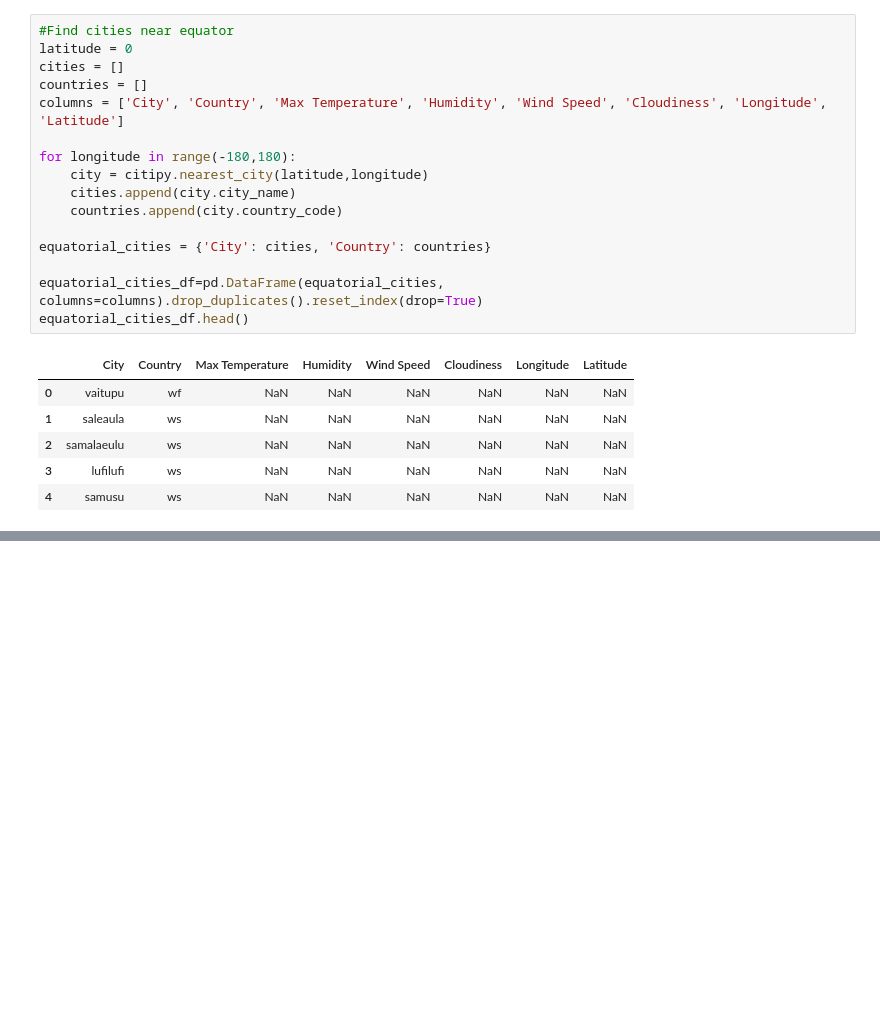
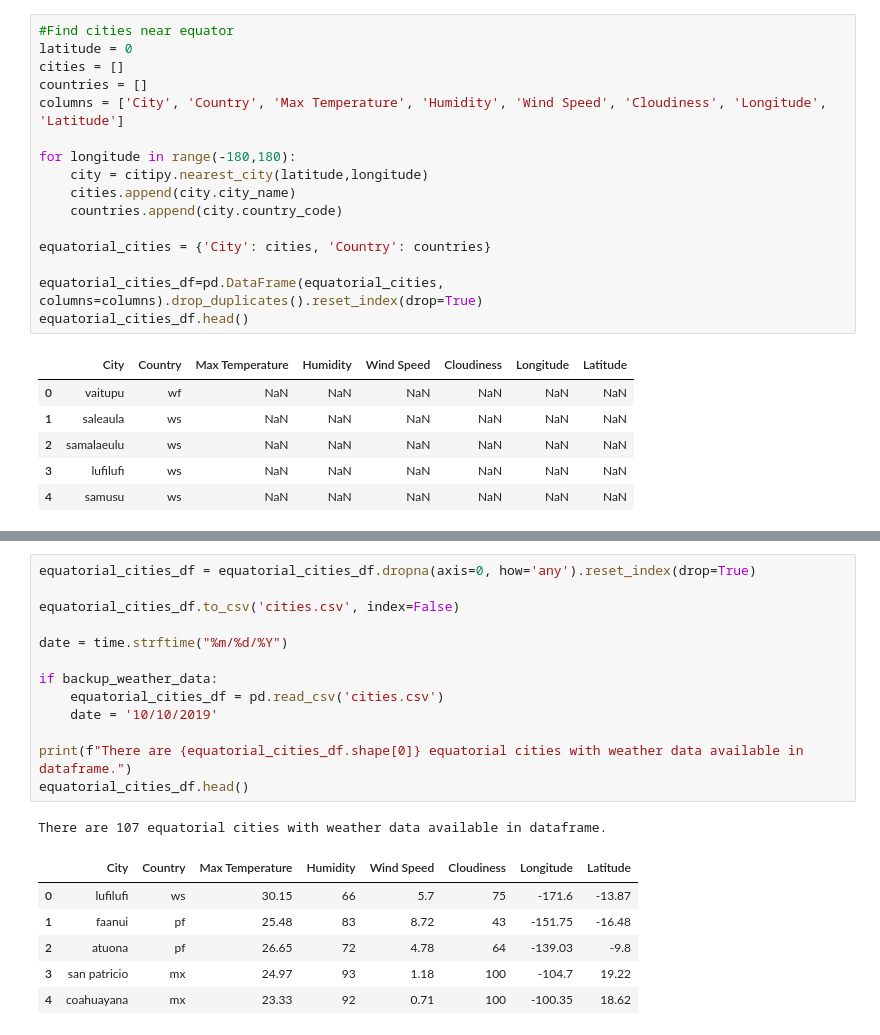
Before and after one commit to oscarzu/Python-API-Challenge, a Jupyter notebook: Weather Py.ipynb, the cells around one changed output, grey strips where cells are left out. Saved outputs shown, nothing was run; the diff lists cells and outputs as text; blank space fills up the shorter version.

```diff
--- a/Weather Py.ipynb
+++ b/Weather Py.ipynb
@@ -137 +141,22 @@ Buala, SB: max temp: 84.31160000000003 humidity: 72 wind: 4.36 clouds: 21 lon: 1
 --------------------------------------------------------------------------------
+# %%
+equatorial_cities_df = equatorial_cities_df.dropna(axis=0, how='any').reset_index(drop=True)
+
+equatorial_cities_df.to_csv('cities.csv', index=False)
+
+date = time.strftime("%m/%d/%Y")
+
+if backup_weather_data:
+    equatorial_cities_df = pd.read_csv('cities.csv')
+    date = '10/10/2019'
+
+print(f"There are {equatorial_cities_df.shape[0]} equatorial cities with weather data available in dataframe.")
+equatorial_cities_df.head()
+# %% [output]
+There are 107 equatorial cities with weather data available in dataframe.
+|  | City | Country | Max Temperature | Humidity | Wind Speed | Cloudiness | Longitude | Latitude |
+| 0 | lufilufi | ws | 30.15 | 66 | 5.7 | 75 | -171.6 | -13.87 |
+| 1 | faanui | pf | 25.48 | 83 | 8.72 | 43 | -151.75 | -16.48 |
+| 2 | atuona | pf | 26.65 | 72 | 4.78 | 64 | -139.03 | -9.8 |
+| 3 | san patricio | mx | 24.97 | 93 | 1.18 | 100 | -104.7 | 19.22 |
+| 4 | coahuayana | mx | 23.33 | 92 | 0.71 | 100 | -100.35 | 18.62 |
```
Also changed, not shown: parts of 6 cells of this notebook, 1 other file.
